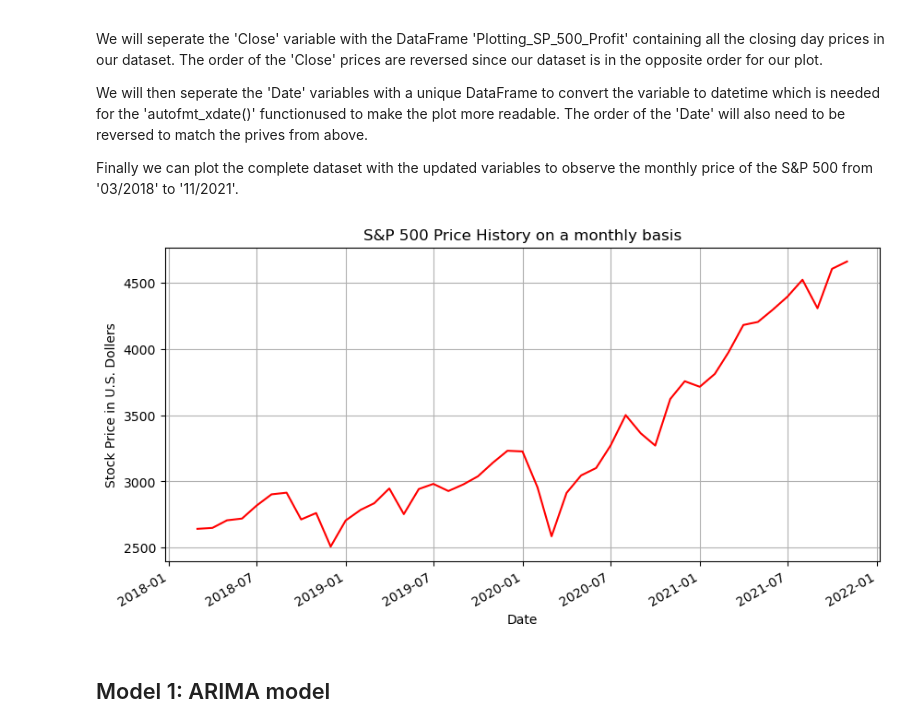
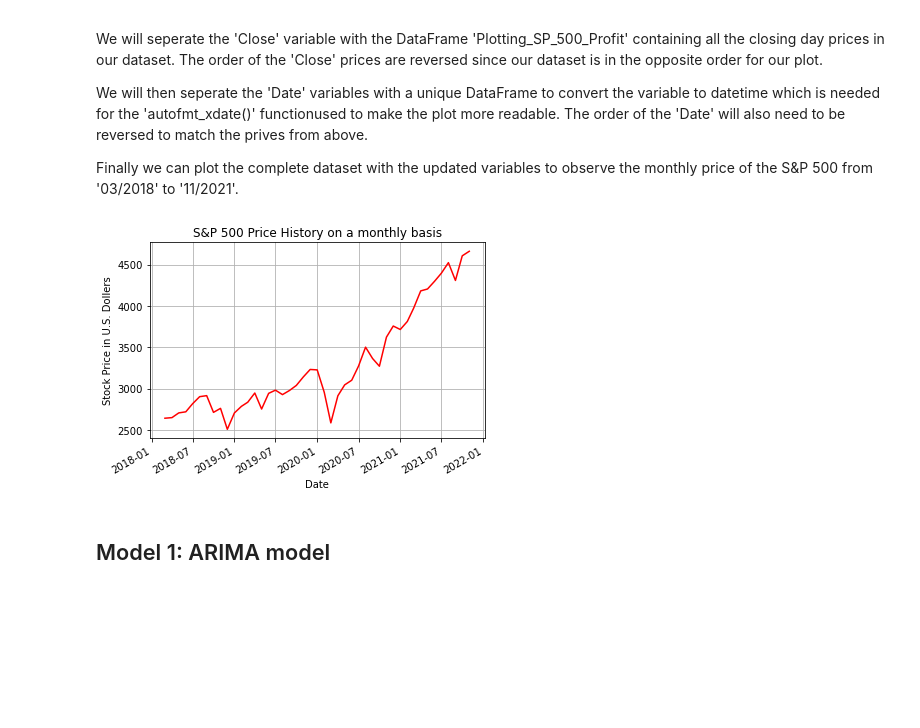
Before and after one commit to Ciaran-Carroll/college, a Jupyter notebook: Time Series Analysis.ipynb, the cells around one changed output. Cells and saved outputs as stored; diff of their text form; code cells hidden in the pictures; blank space fills up the shorter version.

```diff
--- a/Time Series Analysis.ipynb
+++ b/Time Series Analysis.ipynb
@@ -102,48 +87,40 @@ Finally we can plot the complete dataset with the updated variables to observe t
 from matplotlib import pyplot as plt
 
 ## Creates a new Dataframe using only the 'Date' and 'Close' variables
-## to plot the dataset only using the closing day  price of the S&P
-## Stock Price and the dates for these Closing day prices.
 Plotting_SP_500 = pd.DataFrame(SP_500, columns = ['Date', 'Close'])
 
 ## Creates a Variable 'Plotting_SP_500_Profit' which contains all
 ## the closing day prices in our dataset.
-## It is also necessary to reverse the order of the
-## 'Plotting_SP_500_Profit' variables content because our data set
-## starts with the newest content from the dataset whereas reasonable
-## plots containing data need to be shown in the reverse order.
 Plotting_SP_500_Profit = SP_500.iloc[:, -1].values
 Plotting_SP_500_Profit = Plotting_SP_500_Profit[::-1]
 
 ## Creates a Variable 'Plotting_SP_500_Date' which contains all the
 ## dates assosiated with the closing price in the
 ## 'Plotting_SP_500_Profit' variable created above.
-## This new variables content also need to be reversed
-## in order to align properly with the above variable.
 Plotting_SP_500_Date = SP_500.iloc[:, 0].values
 Plotting_SP_500_Date = Plotting_SP_500_Date[::-1]
 
 ## Converts the content in the 'Plotting_SP_500_Date' variable to
 ## datetime. This is needed for the 'autofmt_xdate()' function
 ## used to make the plot of the dataset more readable.
 Plotting_SP_500_Date = pd.to_datetime(Plotting_SP_500_Date)
 
 ## Creates a new Dateframe to store only the content needed to
 ## plot the dataset.
 Plot_for_SP_500 = pd.DataFrame(Plotting_SP_500_Profit, Plotting_SP_500_Date)
 
-## Using the 'matplotlib' libriary to plot the dataset
-plt.figure(figsize=(10,5), dpi=100)
+## Uses 'matplotlib' libriary to plot the dataset
 plt.title('S&P 500 Price History on a monthly basis')
 plt.xlabel('Date')
 plt.ylabel('Stock Price in U.S. Dollers')
 plt.grid(True)
 plt.plot(Plot_for_SP_500, color = 'red')
 plt.gcf().autofmt_xdate()
+plt.savefig('S&P_500_Price_History_monthly.png')
 
 plt.show()
 # %% [output]
-[figure, old version]
+[figure, new version]
 # %% [markdown]
 ## Model 1: ARIMA model
 # %% [markdown]
```
Also changed, not shown: parts of 55 cells of this notebook.
